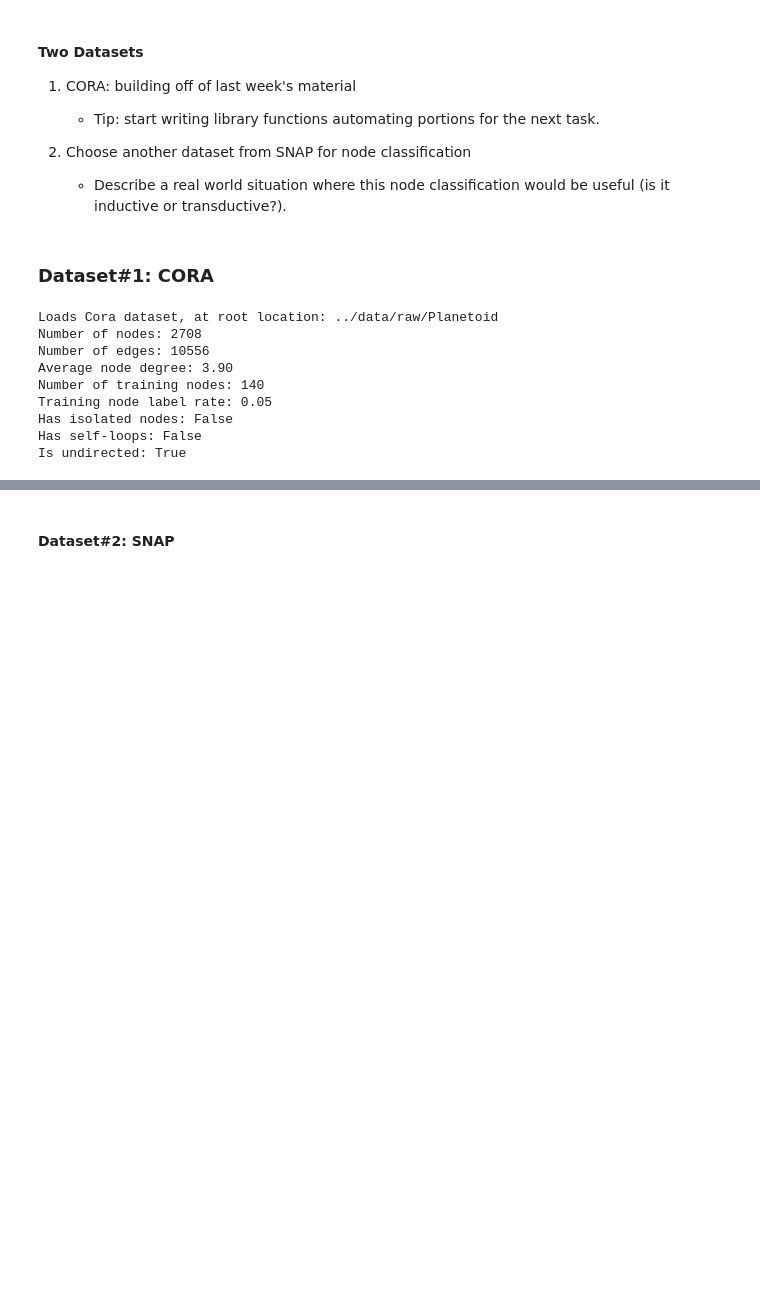
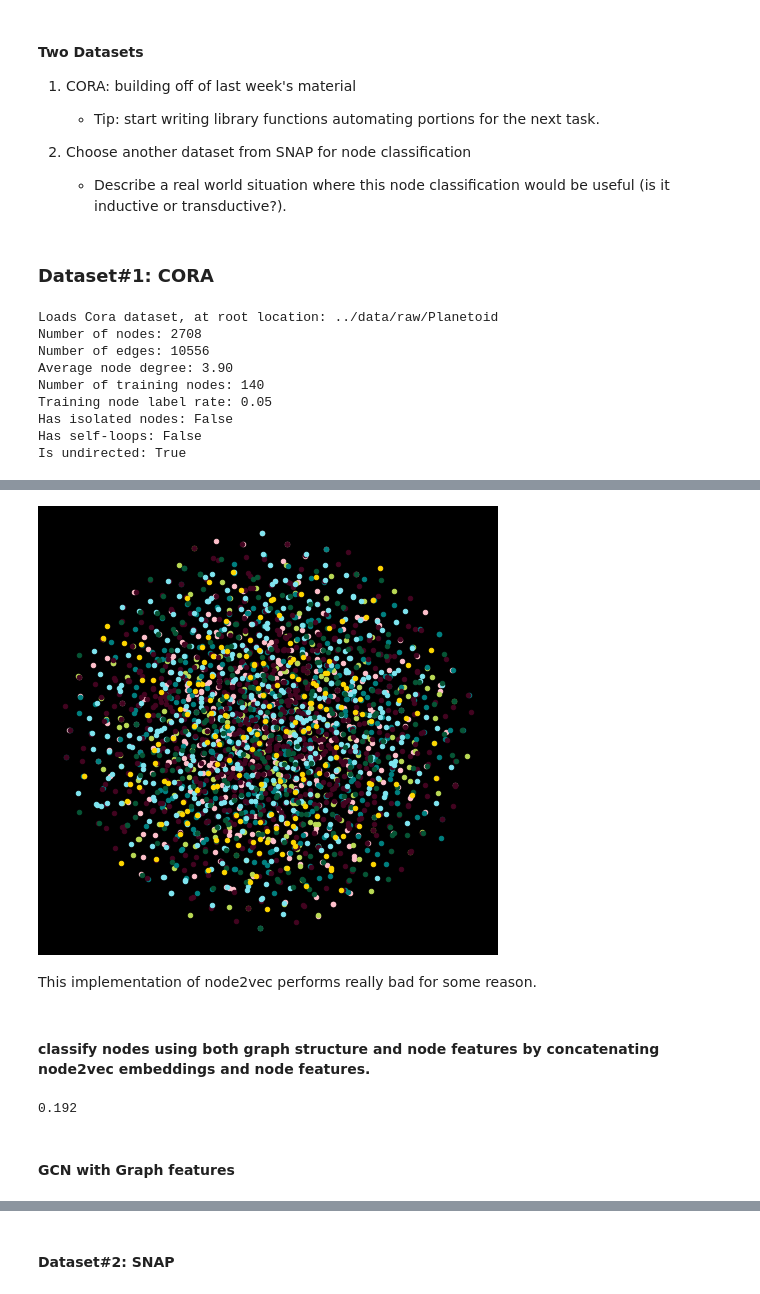
Before and after one commit to Barry0121/graph-neural-net-benchmark, a Jupyter notebook: notebooks/node_classification.ipynb, the cells around one changed output, grey strips where cells are left out. Saved outputs shown, nothing was run; the diff lists cells and outputs as text; code cells hidden in the pictures; blank space fills up the shorter version.

```diff
--- a/notebooks/node_classification.ipynb
+++ b/notebooks/node_classification.ipynb
@@ -76,0 +498,34 @@ tensor([3., 3., 5.,  ..., 1., 4., 4.])
+# %%
+@torch.no_grad()
+def plot_points(colors):
+    model.eval()
+    z = model(torch.arange(data.num_nodes, device=device))
+    z = TSNE(n_components=2).fit_transform(z.cpu().numpy())
+    y = data.y.cpu().numpy()
+
+    plt.figure(figsize=(8, 8))
+    for i in range(7):
+        plt.scatter(z[y == i, 0], z[y == i, 1], s=20, color=colors[i])
+    plt.axis('off')
+    plt.show()
+
+colors = [
+    '#ffc0cb', '#bada55', '#008080', '#420420', '#7fe5f0', '#065535',
+    '#ffd700'
+]
+plot_points(colors)
+# %% [output]
+[figure, added]
+# %% [markdown]
+This implementation of node2vec performs really bad for some reason.
+# %% [markdown]
+#### classify nodes using both graph structure and node features by concatenating node2vec embeddings and node features.
+# %%
+test_acc_wfeature = model.test(torch.cat([model()[data.train_mask], data.x[data.train_mask]], dim=1), data.y[data.train_mask],
+                        torch.cat([model()[data.val_mask], data.x[data.val_mask]], dim=1), data.y[data.val_mask],
+                        max_iter=150)
+test_acc_wfeature
+# %% [output]
+0.192
+# %% [markdown]
+#### GCN with Graph features
```
Also changed, not shown: parts of 30 cells of this notebook, 3 other files.
